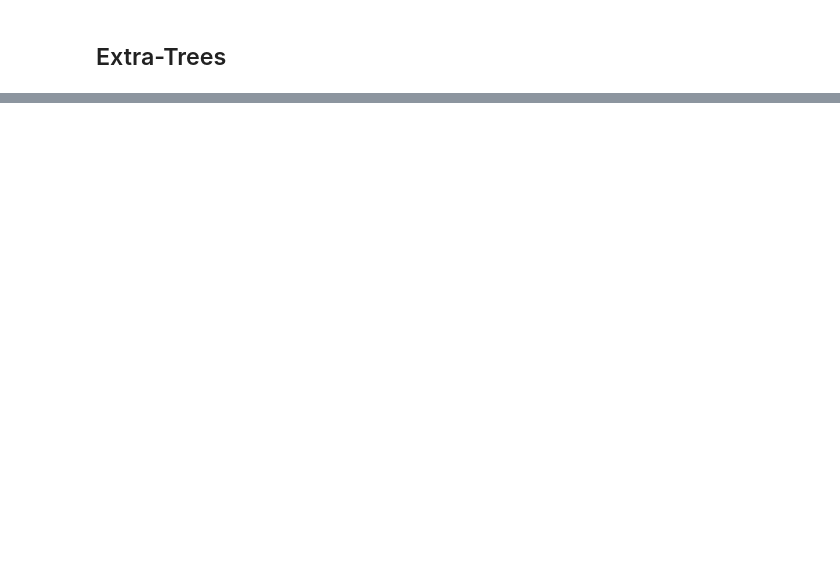
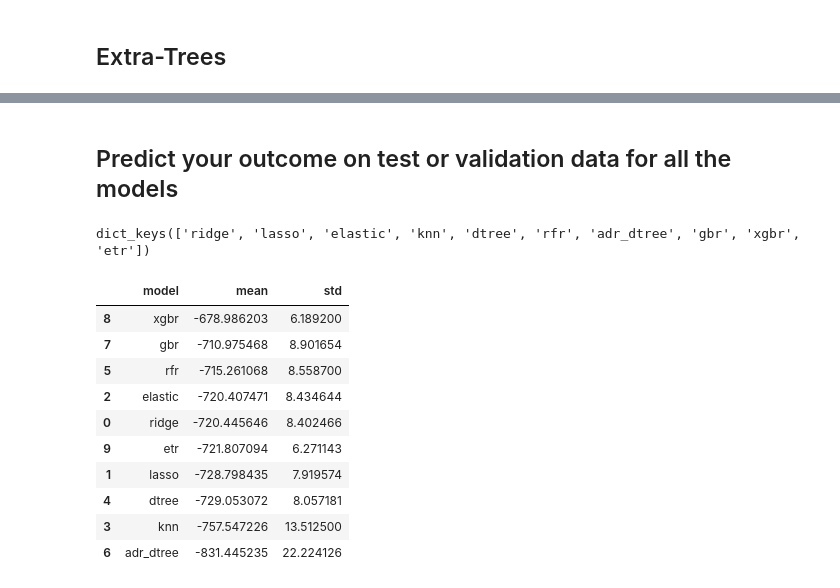
Before and after one commit to rajadevineni/Applied_ML_Coding_Exam1, a Jupyter notebook: Exam_1_Drive_copy.ipynb, the cells around one changed output, grey strips where cells are left out. Drawn from its saved outputs; the diff is of its cells as text; code cells hidden in the pictures; blank space fills up the shorter version.

```diff
--- a/Exam_1_Drive_copy.ipynb
+++ b/Exam_1_Drive_copy.ipynb
@@ -473,0 +797,18 @@ print(f'Test score is {bag_dtree_grid.score(X_test,y_test)}')
+# %% [markdown]
+## Predict your outcome on test or validation data for all the models
+# %%
+classifiers={
+             'ridge':grid_ridge,
+             'lasso':grid_lasso,
+             'elastic':grid_elasticnet,
+             'knn':grid_knn,
+             'dtree':grid_dtree,
+             'rfr': rfr_grid,
+             'adr_dtree':adr_dtree_grid,
+             'gbr': gbr_grid,
+             'xgbr': xgbr_grid,
+             'etr': etr_grid
+             }
+classifiers.keys()
+# %% [output]
+dict_keys(['ridge', 'lasso', 'elastic', 'knn', 'dtree', 'rfr', 'adr_dtree', 'gbr', 'xgbr', 'etr'])
@@ -473,0 +828,20 @@ print(f'Test score is {bag_dtree_grid.score(X_test,y_test)}')
+# %%
+# Create a Pandas DataFrame with the mean+std results
+accuracy_df = pd.DataFrame(results_mean_std, columns=['model', 'mean', 'std'])
+# %%
+# Show the accuracy dataframe
+
+accuracy_df.sort_values(by=['mean'], inplace=True,ascending=False)
+accuracy_df
+# %% [output]
+|  | model | mean | std |
+| 8 | xgbr | -678.986203 | 6.189200 |
+| 7 | gbr | -710.975468 | 8.901654 |
+| 5 | rfr | -715.261068 | 8.558700 |
+| 2 | elastic | -720.407471 | 8.434644 |
+| 0 | ridge | -720.445646 | 8.402466 |
+| 9 | etr | -721.807094 | 6.271143 |
+| 1 | lasso | -728.798435 | 7.919574 |
+| 4 | dtree | -729.053072 | 8.057181 |
+| 3 | knn | -757.547226 | 13.512500 |
+| 6 | adr_dtree | -831.445235 | 22.224126 |
```
Also changed, not shown: parts of 66 cells of this notebook.
